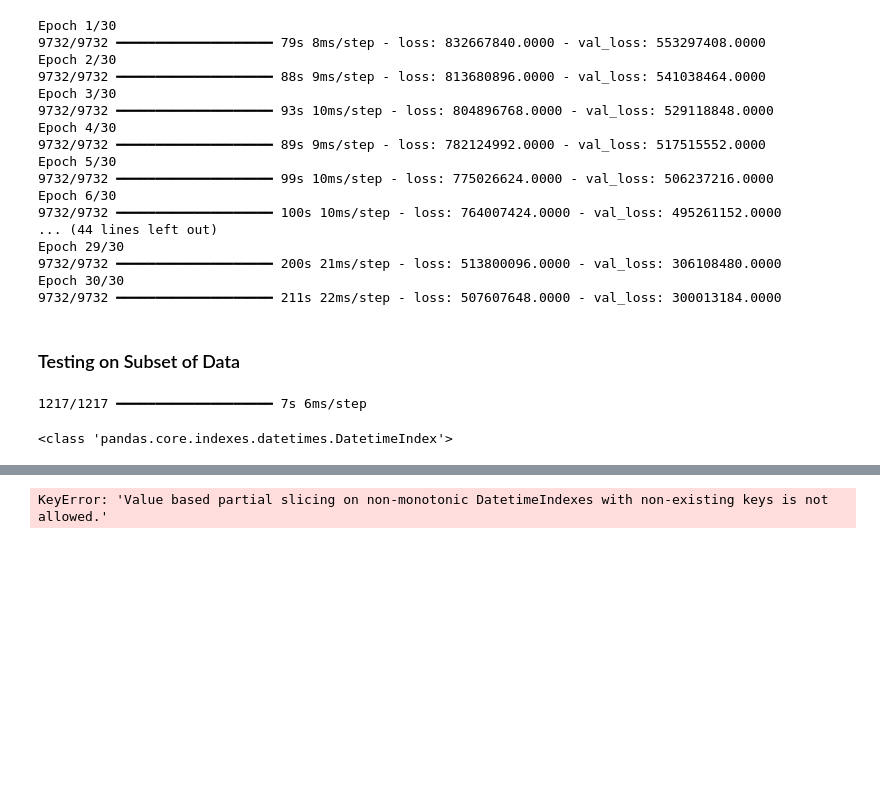
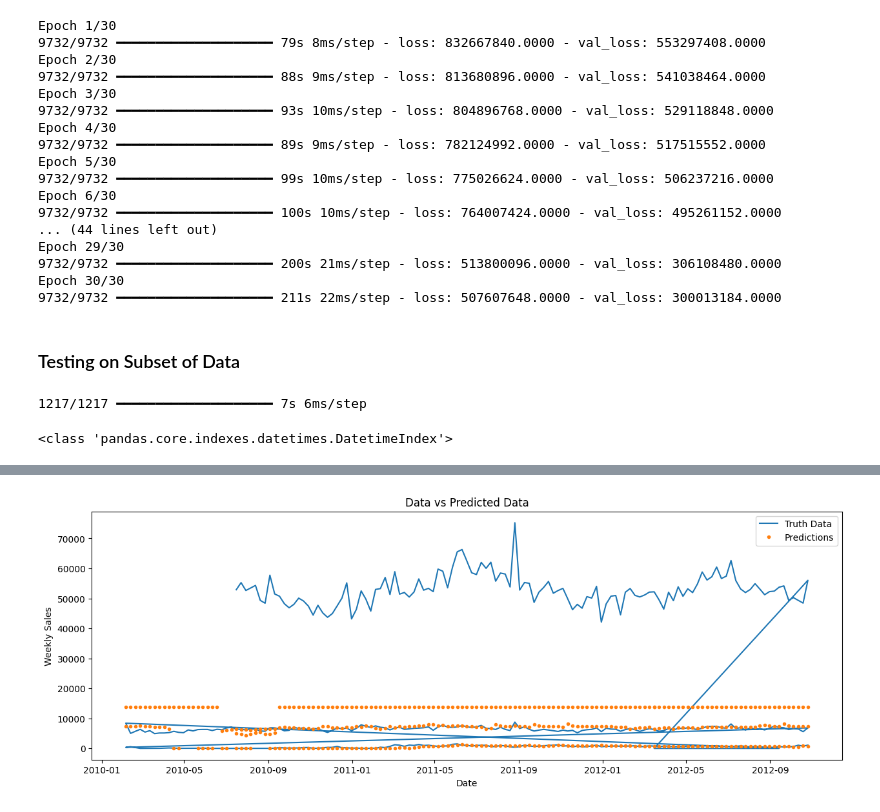
Before and after one commit to Noah-Marra/Demand-Forecasting, a Jupyter notebook: src/model_training/lstm.ipynb, the cells around one changed output, grey strips where cells are left out. Saved outputs shown, nothing was run; the diff lists cells and outputs as text; code cells hidden in the pictures; blank space fills up the shorter version.

```diff
--- a/src/model_training/lstm.ipynb
+++ b/src/model_training/lstm.ipynb
@@ -187,17 +187,18 @@ plt.show()
 # %%
-start_date = '2012-08-01'
-end_date = '2012-09-01'
-filtered_df = df.loc[start_date:end_date]
-y_pred = y_pred.loc[start_date:end_date]
+start_date, end_date = '2012-08-01', '2012-09-01'
+filtered_df = df[-400:]
+y_pred = y_pred[-400:]
 
-ax = filtered_df['Weekly_Sales'].plot(figsize=(15, 5), label='Truth Data')
-y_pred.plot(ax=ax, style='.', label='Predictions')
-
+plt.figure(figsize=(15, 5))
+plt.plot(filtered_df.index, filtered_df['Weekly_Sales'], label='Truth Data')
+plt.plot(filtered_df.index, y_pred, '.', label='Predictions')
+plt.xlabel('Date')
+plt.ylabel('Weekly Sales')
+plt.title('Data vs Predicted Data')
 plt.legend()
-plt.title('Data vs Predicted Data (August 2012)')
 plt.show()
 # %% [output]
-KeyError: 'Value based partial slicing on non-monotonic DatetimeIndexes with non-existing keys is not allowed.'
+[figure, added]
 # %%
 loss = nn_model.evaluate(X_test, y_test)
 print(f'Test Loss: {loss}')
```
Also changed, not shown: parts of 3 cells of this notebook.
